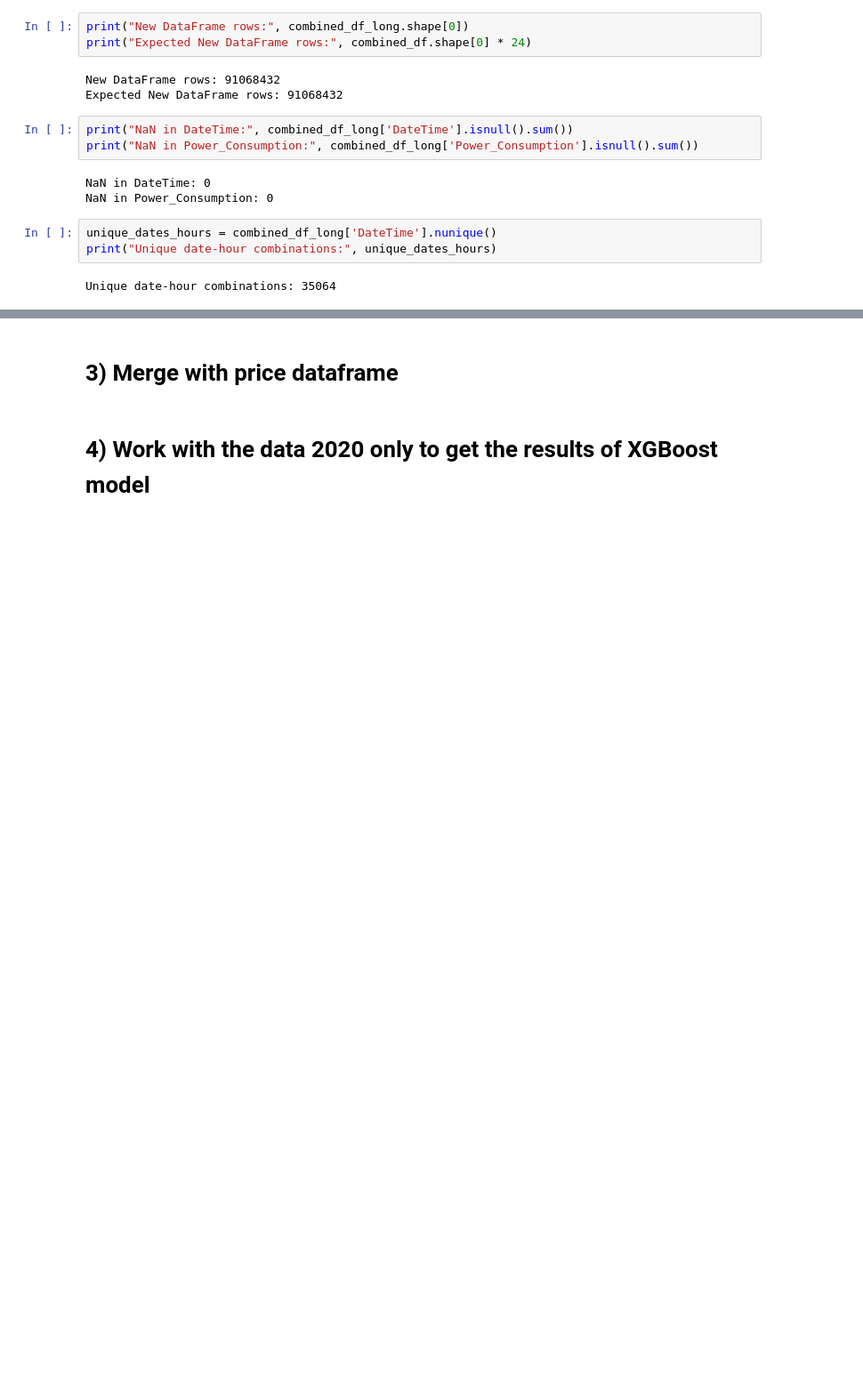
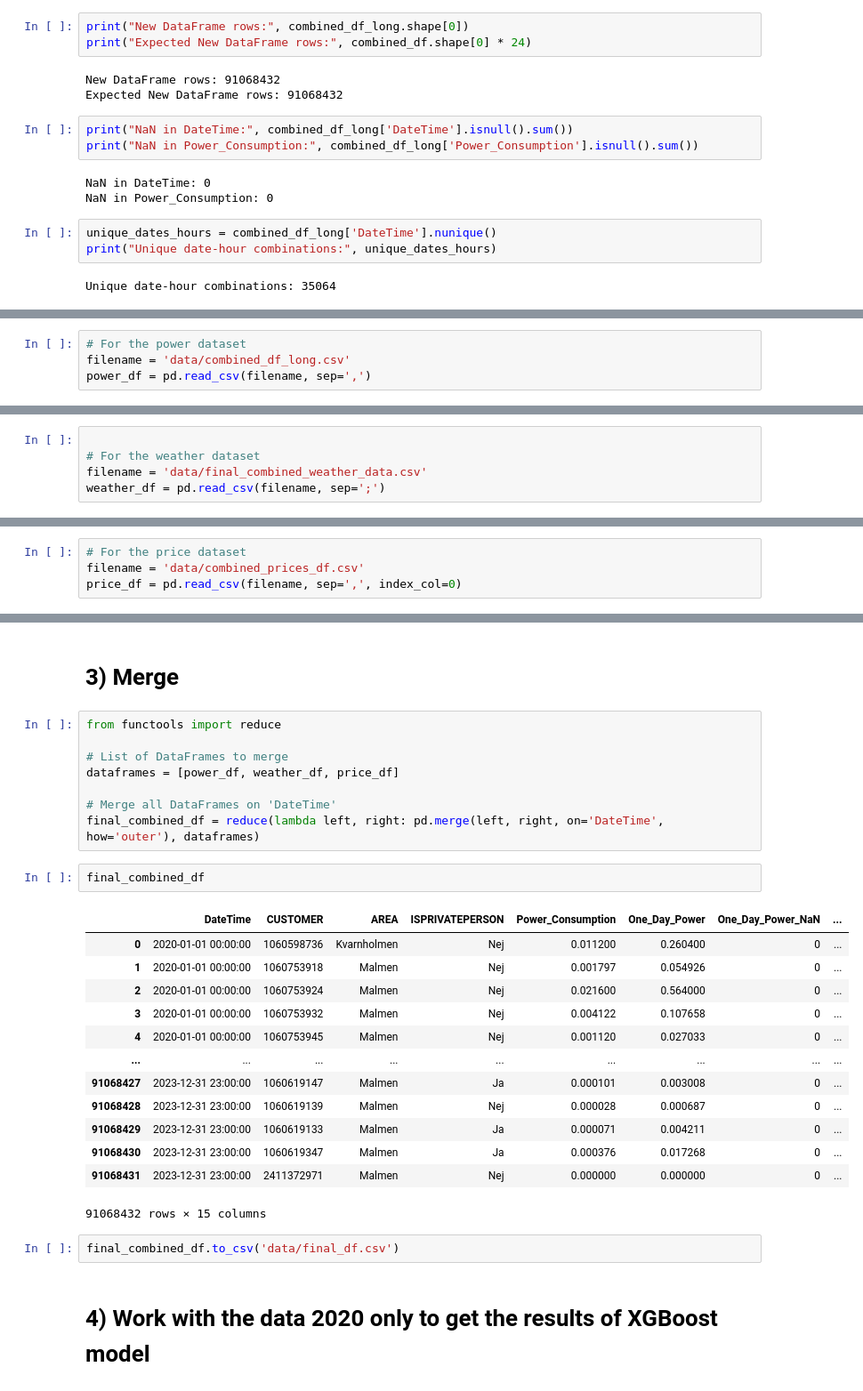
Before and after one commit to iot-lnu/Research-KalmarEnergy, a Jupyter notebook: KE_Merge_Data.ipynb, the cells around one changed output, grey strips where cells are left out. Shown at 89% size. Cells and saved outputs as stored; diff of their text form; blank space fills up the shorter version.

```diff
--- a/KE_Merge_Data.ipynb
+++ b/KE_Merge_Data.ipynb
@@ -185,0 +195,4 @@ Unique date-hour combinations: 35064
+# %%
+# For the power dataset
+filename = 'data/combined_df_long.csv'
+power_df = pd.read_csv(filename, sep=',')
@@ -185,0 +215,5 @@ Unique date-hour combinations: 35064
+# %%
+
+# For the weather dataset
+filename = 'data/final_combined_weather_data.csv'
+weather_df = pd.read_csv(filename, sep=';')
@@ -185,0 +236,4 @@ Unique date-hour combinations: 35064
+# %%
+# For the price dataset
+filename = 'data/combined_prices_df.csv'
+price_df = pd.read_csv(filename, sep=',', index_col=0)
@@ -186,4 +256,30 @@ Unique date-hour combinations: 35064
 # %% [markdown]
-# 3) Merge with price dataframe
+# 3) Merge
+# %%
+from functools import reduce
+
+# List of DataFrames to merge
+dataframes = [power_df, weather_df, price_df]
+
+# Merge all DataFrames on 'DateTime'
+final_combined_df = reduce(lambda left, right: pd.merge(left, right, on='DateTime', how='outer'), dataframes)
+# %%
+final_combined_df
+# %% [output]
+|  | DateTime | CUSTOMER | AREA | ISPRIVATEPERSON | Power_Consumption | One_Day_Power | One_Day_Power_NaN | ... |
+| 0 | 2020-01-01 00:00:00 | 1060598736 | Kvarnholmen | Nej | 0.011200 | 0.260400 | 0 | ... |
+| 1 | 2020-01-01 00:00:00 | 1060753918 | Malmen | Nej | 0.001797 | 0.054926 | 0 | ... |
+| 2 | 2020-01-01 00:00:00 | 1060753924 | Malmen | Nej | 0.021600 | 0.564000 | 0 | ... |
+| 3 | 2020-01-01 00:00:00 | 1060753932 | Malmen | Nej | 0.004122 | 0.107658 | 0 | ... |
+| 4 | 2020-01-01 00:00:00 | 1060753945 | Malmen | Nej | 0.001120 | 0.027033 | 0 | ... |
+| ... | ... | ... | ... | ... | ... | ... | ... | ... |
+| 91068427 | 2023-12-31 23:00:00 | 1060619147 | Malmen | Ja | 0.000101 | 0.003008 | 0 | ... |
+| 91068428 | 2023-12-31 23:00:00 | 1060619139 | Malmen | Nej | 0.000028 | 0.000687 | 0 | ... |
+| 91068429 | 2023-12-31 23:00:00 | 1060619133 | Malmen | Ja | 0.000071 | 0.004211 | 0 | ... |
+| 91068430 | 2023-12-31 23:00:00 | 1060619347 | Malmen | Ja | 0.000376 | 0.017268 | 0 | ... |
+| 91068431 | 2023-12-31 23:00:00 | 2411372971 | Malmen | Nej | 0.000000 | 0.000000 | 0 | ... |
+91068432 rows × 15 columns
+# %%
+final_combined_df.to_csv('data/final_df.csv')
 # %% [markdown]
 # 4) Work with the data 2020 only to get the results of XGBoost model
```
Also changed, not shown: parts of 7 cells of this notebook, 1 other file.
